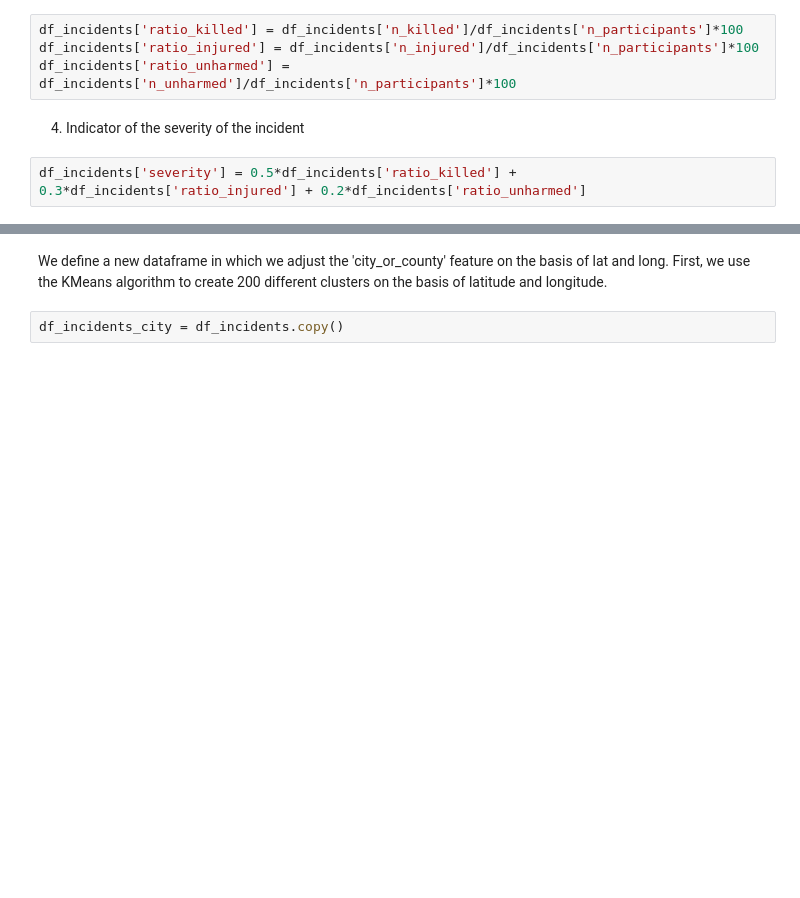
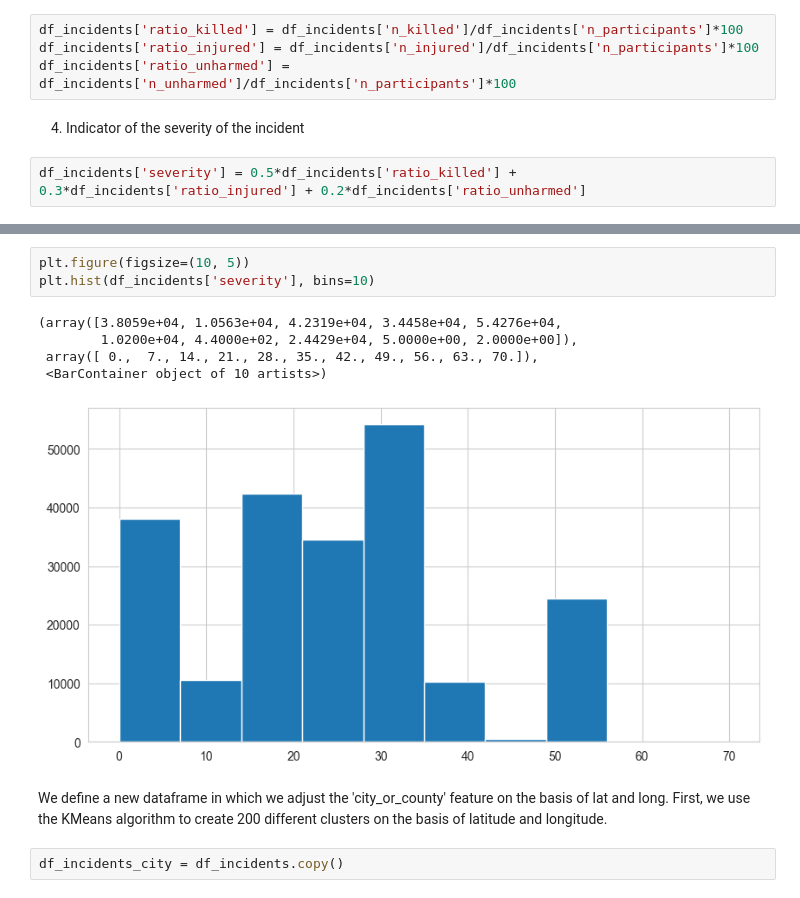
Before and after one commit to irenedovichi/DM-project, a Jupyter notebook: DataPreparation.ipynb, the cells around one changed output, grey strips where cells are left out. Cells and saved outputs as stored; diff of their text form; blank space fills up the shorter version.

```diff
--- a/DataPreparation.ipynb
+++ b/DataPreparation.ipynb
@@ -33,3 +45,12 @@ df_incidents['severity'] = 0.5*df_incidents['ratio_killed'] + 0.3*df_incidents['
+# %%
+plt.figure(figsize=(10, 5))
+plt.hist(df_incidents['severity'], bins=10)
+# %% [output]
+(array([3.8059e+04, 1.0563e+04, 4.2319e+04, 3.4458e+04, 5.4276e+04,
+        1.0200e+04, 4.4000e+02, 2.4429e+04, 5.0000e+00, 2.0000e+00]),
+ array([ 0.,  7., 14., 21., 28., 35., 42., 49., 56., 63., 70.]),
+ <BarContainer object of 10 artists>)
+[figure, added]
 # %% [markdown]
 We define a new dataframe in which we adjust the 'city_or_county' feature on the basis of lat and long.
 First, we use the KMeans algorithm to create 200 different clusters on the basis of latitude and longitude.
```
Also changed, not shown: parts of 3 cells of this notebook, 3 other files.
